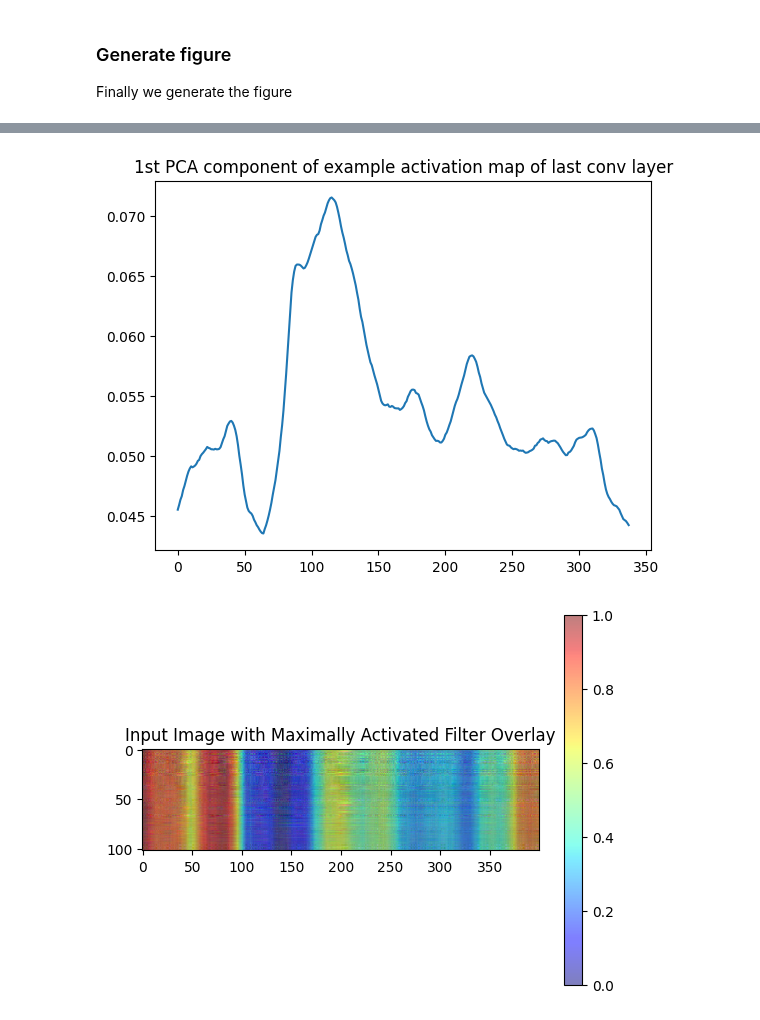
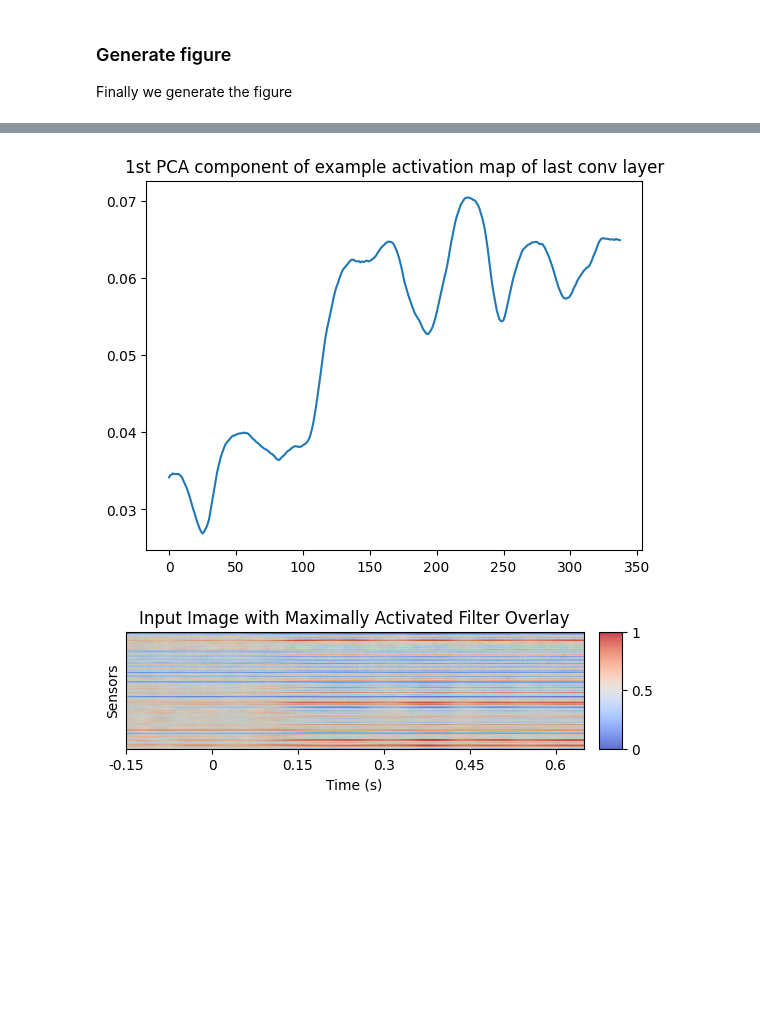
Before and after one commit to arthurdehgan/meegnet, a Jupyter notebook: notebooks/visu_filters.ipynb, the cells around one changed output, grey strips where cells are left out. Cells and saved outputs as stored; diff of their text form; code cells hidden in the pictures; blank space fills up the shorter version.

```diff
--- a/notebooks/visu_filters.ipynb
+++ b/notebooks/visu_filters.ipynb
@@ -37,7 +37,7 @@ model_path = save_path
 seed = 42
 
 # net option can be "meegnet", "eegnet" etc, see documentation
-net_option = "meegnet"
+net_option = "eegnet"
 
 # name of the model
 name = f"{classif}_{net_option}_{seed}_{n_channels}"
@@ -286,30 +324,43 @@ plt.title(f"1st PCA component of example activation map of last conv layer")
 plt.show()
 plt.close()
 # %% [output]
-[figure, old version]
+[figure, new version]
 # %%
+import matplotlib.pyplot as plt
 import torch.nn.functional as F
-
-# Get the activation map as before
-activation_map_single_trial = output[trial, max_filter_index, 0, :].detach().cpu().numpy()
+from mpl_toolkits.axes_grid1 import make_axes_locatable
+import numpy as np
 
 activation_map_resized = F.interpolate(
     torch.tensor(activation_map).unsqueeze(0).unsqueeze(0),  # Add batch and channel dimensions
     size=(102, 400),  # Resize to match the input dimensions
     mode='bilinear',
     align_corners=False
 ).squeeze().cpu().numpy()
 
 # Overlay the activation map on the original image
 img = X[trial].cpu().numpy().transpose(1, 2, 0)  # Convert to HWC format for display
 
 # Normalize activation map to [0, 1]
 activation_map_resized = (activation_map_resized - activation_map_resized.min()) / (activation_map_resized.max() - activation_map_resized.min())
 
-plt.imshow(img)
-plt.imshow(activation_map_resized, alpha=0.5, cmap='jet')  # Overlay with transparency
-plt.title(f"Input Image with Maximally Activated Filter Overlay")
-plt.colorbar()
+fig, ax = plt.subplots()
+ax.imshow(img)
+im = ax.imshow(activation_map_resized, alpha=0.8, cmap='coolwarm')  # Overlay with transparency
+ax.set_title(f"Input Image with Maximally Activated Filter Overlay")
+ax.set_xlabel("Time (s)")  # Add x-axis label
+ax.set_ylabel("Sensors")  # Add y-axis label
+ax.set_yticks([])  # Hide y-axis ticks
+ax.set_xticks([0, 75, 150, 225, 300, 375])  # Set x-axis ticks
+ax.set_xticklabels([-0.15, 0, 0.15, 0.3, 0.45, 0.6])  # Set x-axis tick labels
+
+# Adjust colorbar height to match the image height
+divider = make_axes_locatable(ax)
+cax = divider.append_axes("right", size="5%", pad=0.15)
+cbar = plt.colorbar(im, cax=cax)
+cbar.set_ticks([0, 0.5, 1])
+cbar.set_ticklabels([0, 0.5, 1])
+
 plt.show()
 # %% [output]
-[figure, old version]
+[figure, new version]
```
Also changed, not shown: parts of 7 cells of this notebook, 11 other files.
